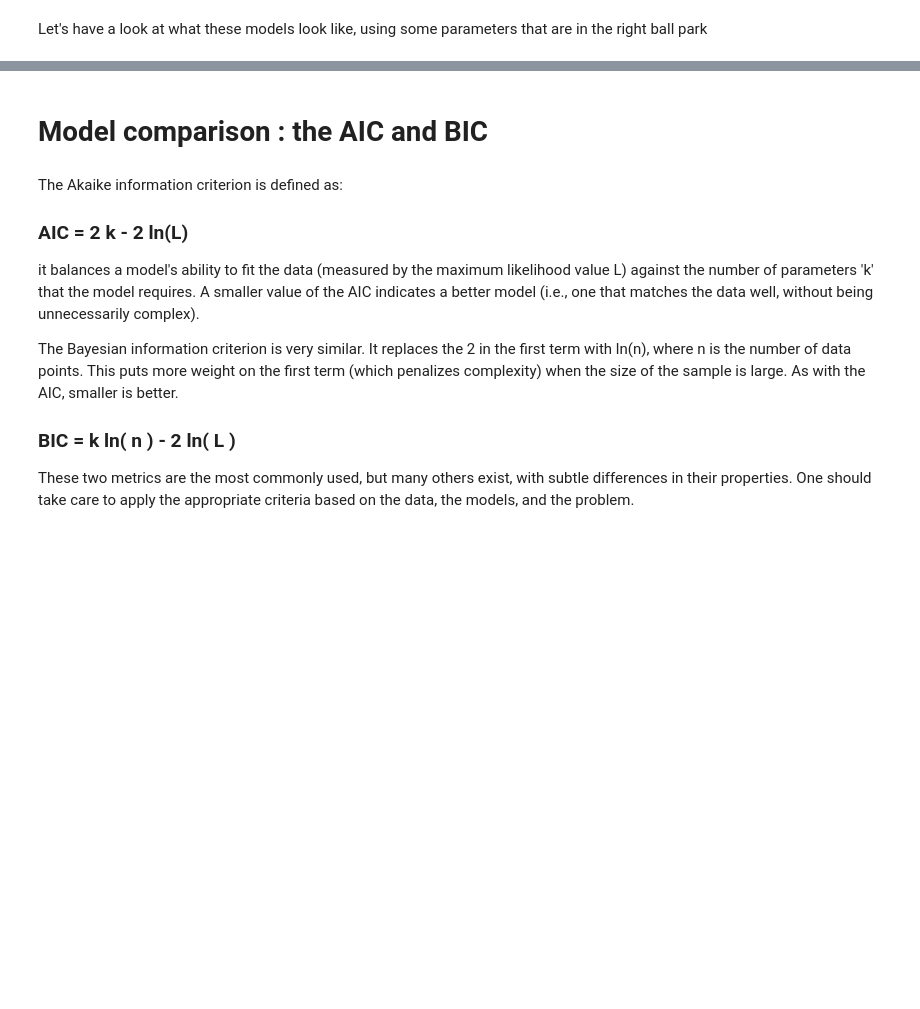
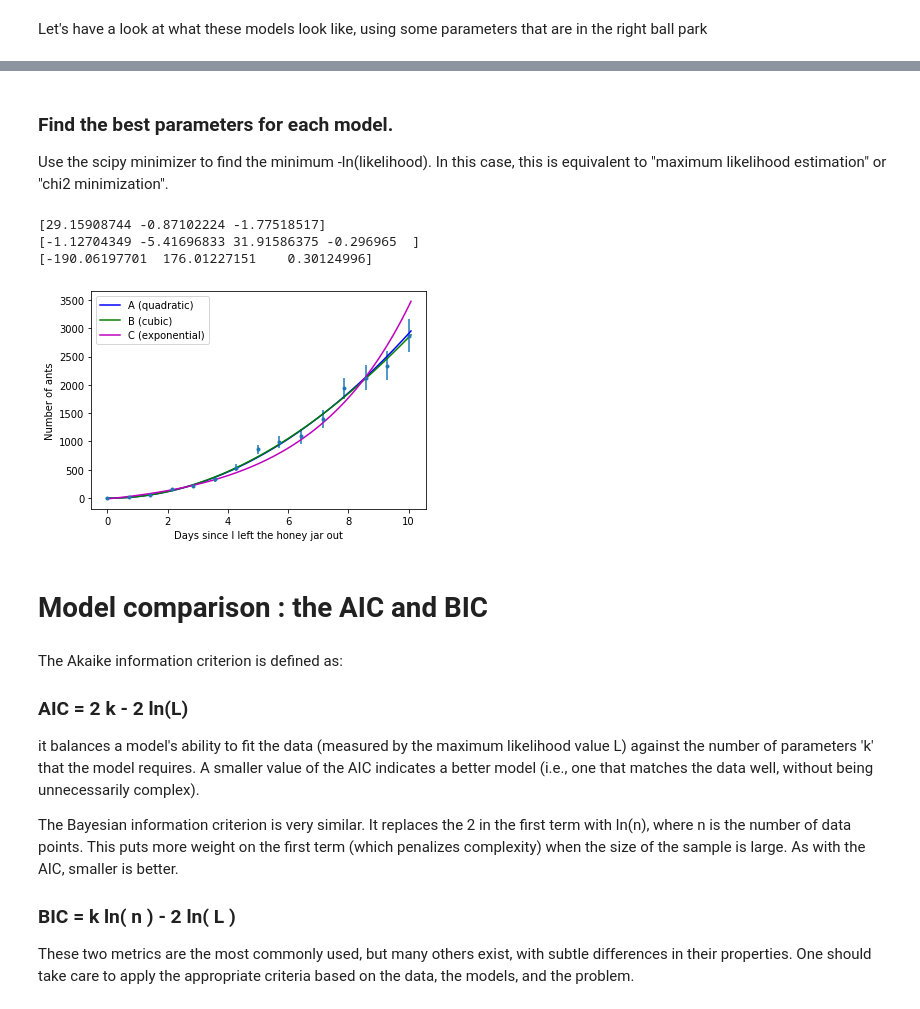
Before and after one commit to uofscphysics/STEM_Python_Course, a Jupyter notebook: 02_Week2/Workshop_ModelSelection/model_selection_complete.ipynb, the cells around one changed output, grey strips where cells are left out. Cells and saved outputs as stored; diff of their text form; code cells hidden in the pictures; blank space fills up the shorter version.

```diff
--- a/02_Week2/Workshop_ModelSelection/model_selection_complete.ipynb
+++ b/02_Week2/Workshop_ModelSelection/model_selection_complete.ipynb
@@ -131,7 +142,13 @@ plot_three_models([50, -5, 1], [20, 10, 0.7, 4], [-100,100,0.3])
+# %% [markdown]
+### Find the best parameters for each model.
+Use the scipy minimizer to find the minimum -ln(likelihood).
+In this case, this is equivalent to "maximum likelihood estimation"
+or "chi2 minimization".
 # %%
-# Do a maximum likelihood estimation (equivalent to chi2 minimization) to find the best parameters for each model
+# use scipy.optimize.minimize to find the minimum -ln(likelihood)
+# for each of our three models
 
-maxlike_resultA = scipy.optimize.minimize(
+neglnlike_min_resultA = scipy.optimize.minimize(
     neg_ln_likelihoodA_quadratic,
     x0=[20,-1,-1],
     bounds=None, #[(-100,100),(-100,100),(0,100)],
@@ -139,7 +156,7 @@ maxlike_resultA = scipy.optimize.minimize(
           example_data_1D['y'],
           example_data_1D['error']])
 
-maxlike_resultB = scipy.optimize.minimize(
+neglnlike_min_resultB = scipy.optimize.minimize(
     neg_ln_likelihoodB_cubic,
     x0=[20, 10, 0.7, 0.3],
     bounds=None,
@@ -147,10 +164,10 @@ maxlike_resultB = scipy.optimize.minimize(
           example_data_1D['y'],
           example_data_1D['error']])
 
-maxlike_resultC = scipy.optimize.minimize(
+neglnlike_min_resultC = scipy.optimize.minimize(
     neg_ln_likelihoodC_exponential,
     x0=[-100, 200, 1],
-    bounds=None, #[(-np.inf,np.inf),(-np.inf,np.inf),(-np.inf, np.inf)],
+    bounds=None,
     args=[example_data_1D['x'],
           example_data_1D['y'],
           example_data_1D['error']])
@@ -165,3 +174,23 @@ plot_three_models(maxlike_resultA['x'],
+# %%
+# Print out the results: the parameters that give the
+# minimum -ln(likelihood) for each model
+# (note that the scipy minimizer uses 'x' as the key for
+#  the best-fit parameters and 'fun' for the best-fit value
+#  of the function being minimized)
+print(neglnlike_min_resultA['x'])
+print(neglnlike_min_resultB['x'])
+print(neglnlike_min_resultC['x'])
+# %% [output]
+[29.15908744 -0.87102224 -1.77518517]
+[-1.12704349 -5.41696833 31.91586375 -0.296965  ]
+[-190.06197701  176.01227151    0.30124996]
+# %%
+# Plot the "best-fit" curve for each model
+plot_three_models(neglnlike_min_resultA['x'],
+                  neglnlike_min_resultB['x'],
+                  neglnlike_min_resultC['x'])
+# %% [output]
+[figure, added]
 # %% [markdown]
 # Model comparison :  the AIC and BIC
 # %% [markdown]
```
Also changed, not shown: parts of 10 cells of this notebook, 1 other file.
